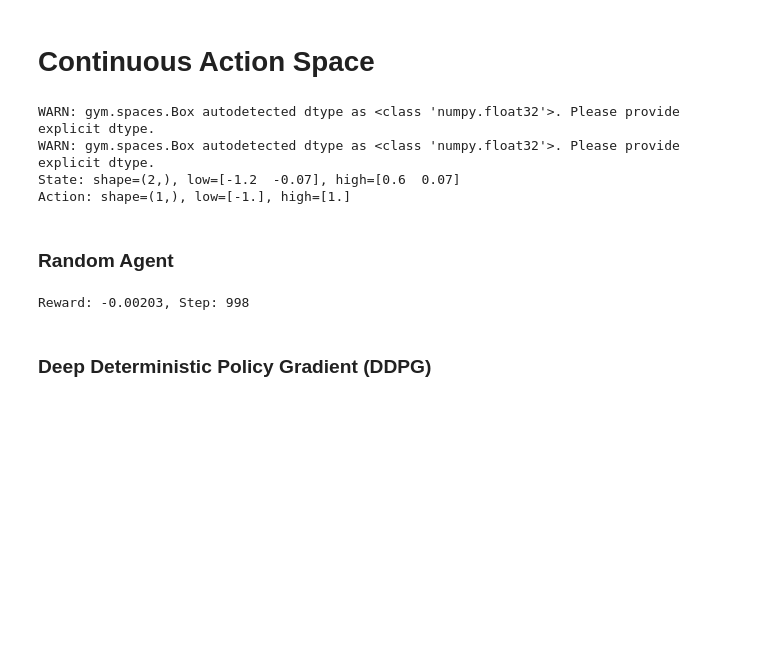
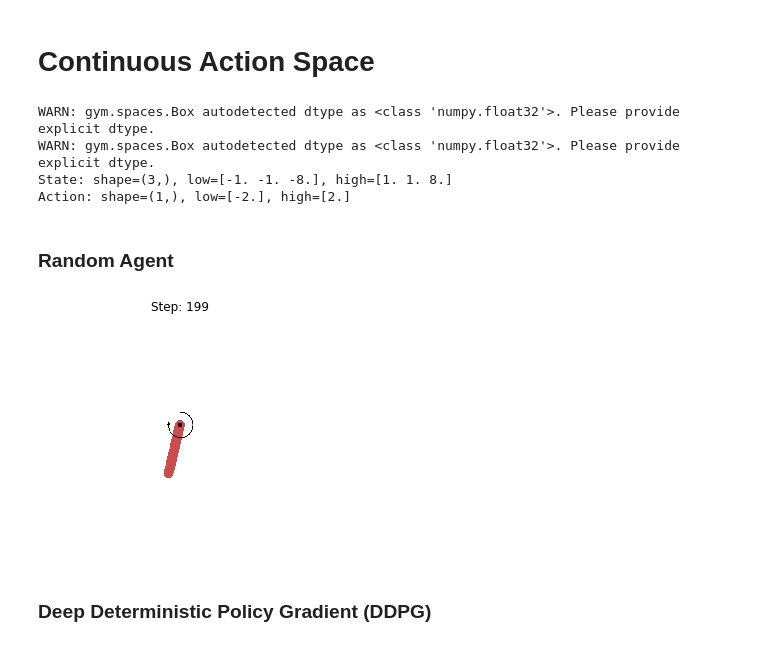
Before and after one commit to TaekSoonJang/reinforcement-learning, a Jupyter notebook: basic-rl-algorithms.ipynb, the cells around one changed output. Saved outputs shown, nothing was run; the diff lists cells and outputs as text; code cells hidden in the pictures; blank space fills up the shorter version.

```diff
--- a/basic-rl-algorithms.ipynb
+++ b/basic-rl-algorithms.ipynb
@@ -8,3 +16,15 @@ from collections import deque
+# %%
+def show_state(rgb_arrays):
+    for i, rgb_array in enumerate(rgb_arrays):
+        plt.figure(3)
+        plt.clf()
+        plt.imshow(rgb_array)
+        plt.title("Step: {}".format(i))
+        plt.axis('off')
+
+        display.clear_output(wait=True)
+        display.display(plt.gcf())
+    display.clear_output(wait=True)
 # %% [markdown]
 # Discrete Action Space
 # %%
@@ -331,7 +351,7 @@ plt.show()
 # %% [markdown]
 # Continuous Action Space
 # %%
-env = gym.make('MountainCarContinuous-v0')
+env = gym.make('Pendulum-v0')
 
 s_space = env.observation_space
 print("State: shape={}, low={}, high={}".format(s_space.shape, s_space.low, s_space.high))
@@ -340,22 +360,26 @@ print("Action: shape={}, low={}, high={}".format(a_space.shape, a_space.low, a_s
 # %% [output]
 WARN: gym.spaces.Box autodetected dtype as <class 'numpy.float32'>. Please provide explicit dtype.
 WARN: gym.spaces.Box autodetected dtype as <class 'numpy.float32'>. Please provide explicit dtype.
-State: shape=(2,), low=[-1.2  -0.07], high=[0.6  0.07]
-Action: shape=(1,), low=[-1.], high=[1.]
+State: shape=(3,), low=[-1. -1. -8.], high=[1. 1. 8.]
+Action: shape=(1,), low=[-2.], high=[2.]
 # %% [markdown]
 ### Random Agent
 # %%
 s = env.reset()
 
 done = False
 
 step = 0
-while not done:
-    s, r, done, _ = env.step(a_space.sample())
+rgb_arrays = []
+while not done and step < 200:
+    s, r, done, _ = env.step(env.action_space.sample())
     print("\rReward: {:.5f}, Step: {:0>3d}".format(r, step), end="")
     step += 1
+    rgb_arrays.append(env.render(mode='rgb_array'))
+
+show_state(rgb_arrays)
 # %% [output]
-Reward: -0.00203, Step: 998
+[figure, added]
 # %% [markdown]
 ### Deep Deterministic Policy Gradient (DDPG)
 # %%
```
Also changed, not shown: parts of 7 cells of this notebook.
